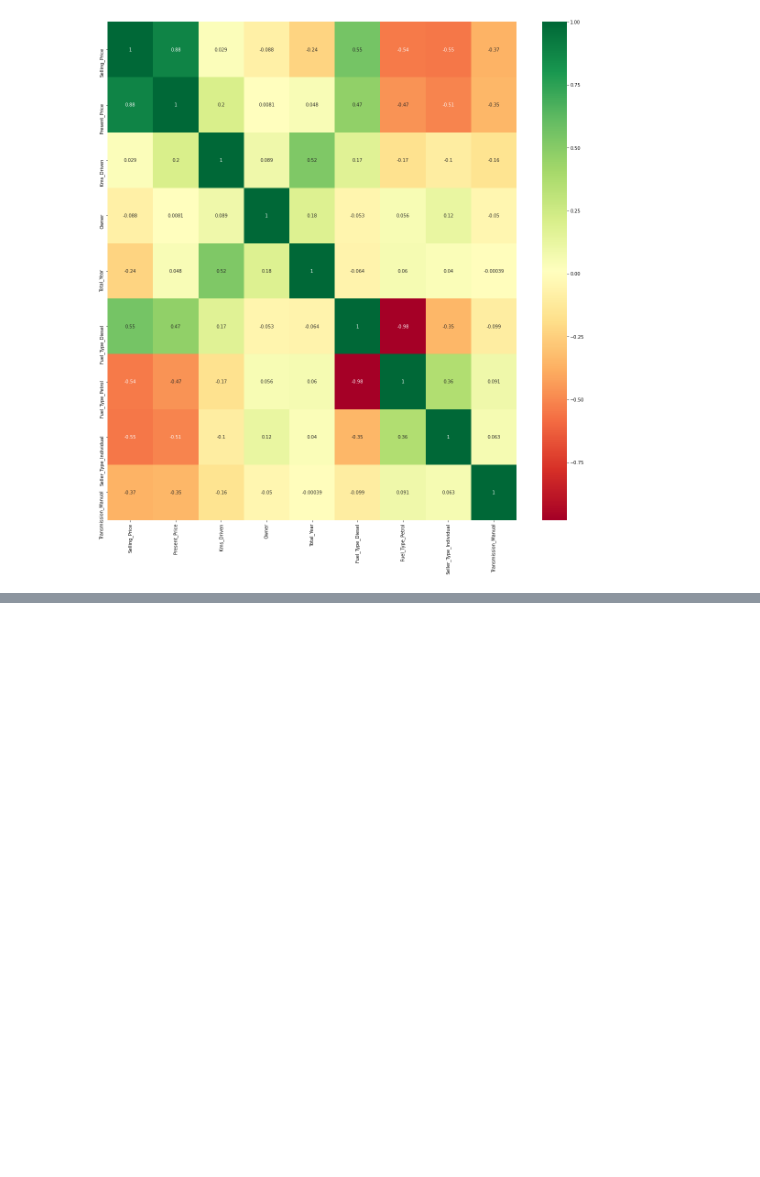
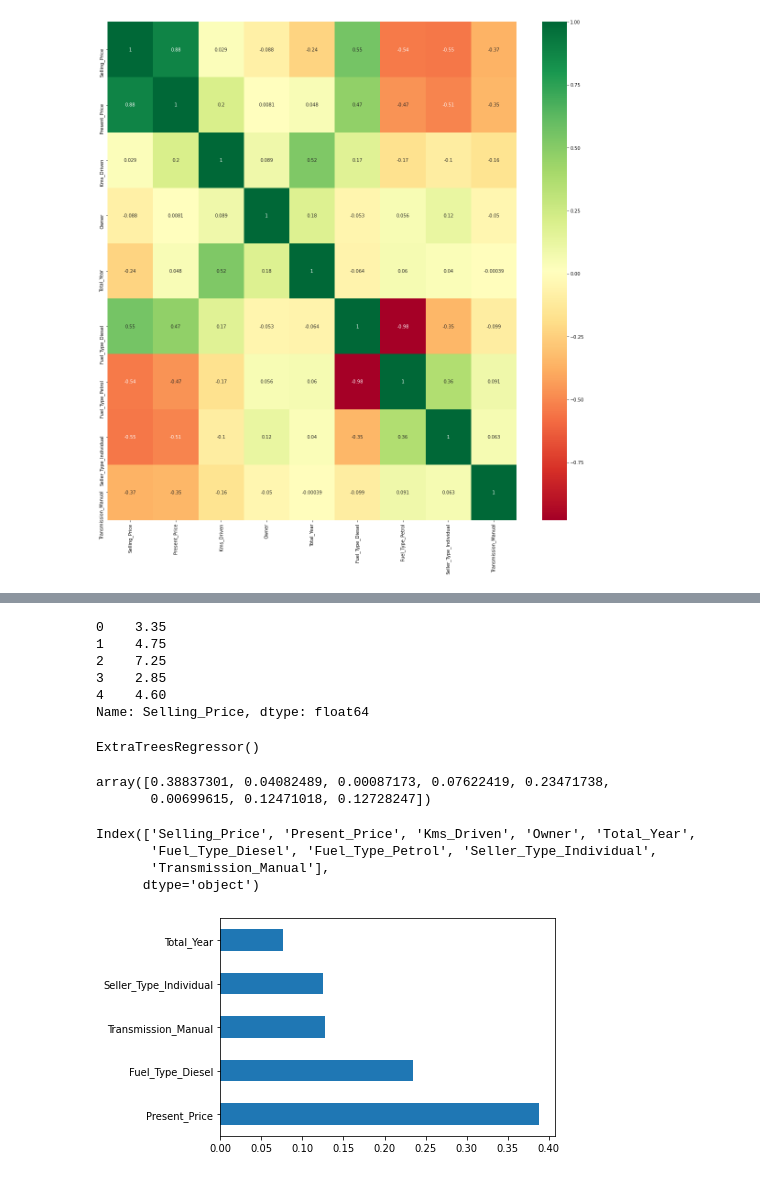
Before and after one commit to bidhyapokharel/Machine-Learning-Project, a Jupyter notebook: Untitled.ipynb, the cells around one changed output, grey strips where cells are left out. Saved outputs shown, nothing was run; the diff lists cells and outputs as text; code cells hidden in the pictures; blank space fills up the shorter version.

Commit message:
Plot graph of feature importance for data visualization

```diff
--- a/Untitled.ipynb
+++ b/Untitled.ipynb
@@ -203,6 +203,6 @@ g=sns.heatmap(final_dataset[top_corr_features].corr(),annot=True,cmap="RdYlGn")
 # %% [output]
 [figure]
 # %%
-x = final_dataset.iloc[:,:1]
-y = final_dataset.iloc[:,:]
-x
+# Independent and dependent variables
+x = final_dataset.iloc[:,1:]
+y = final_dataset.iloc[:,0]
@@ -222,0 +218,34 @@ x
+# %%
+y.head()
+# %% [output]
+0    3.35
+1    4.75
+2    7.25
+3    2.85
+4    4.60
+Name: Selling_Price, dtype: float64
+# %%
+from sklearn.ensemble import ExtraTreesRegressor
+model = ExtraTreesRegressor()
+model.fit(x,y)
+# %% [output]
+ExtraTreesRegressor()
+# %%
+model.feature_importances_
+# %% [output]
+array([0.38837301, 0.04082489, 0.00087173, 0.07622419, 0.23471738,
+       0.00699615, 0.12471018, 0.12728247])
+# %%
+final_dataset.columns
+# %% [output]
+Index(['Selling_Price', 'Present_Price', 'Kms_Driven', 'Owner', 'Total_Year',
+       'Fuel_Type_Diesel', 'Fuel_Type_Petrol', 'Seller_Type_Individual',
+       'Transmission_Manual'],
+      dtype='object')
+# %%
+# Plot graph of feature importance for better visualization
+feat_importances = pd.Series(model.feature_importances_,index=x.columns)
+feat_importances.nlargest(5).plot(kind='barh')
+plt.show()
+# %% [output]
+[figure, added]
```
Also changed, not shown: parts of 2 cells of this notebook.
